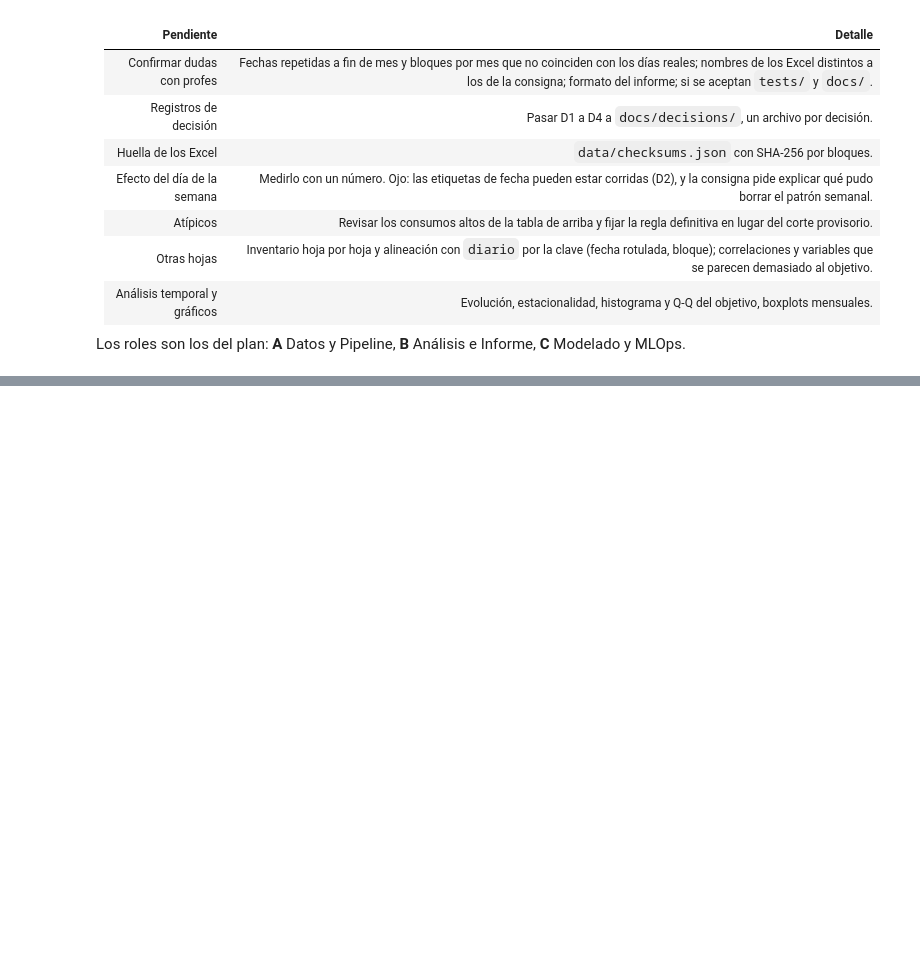
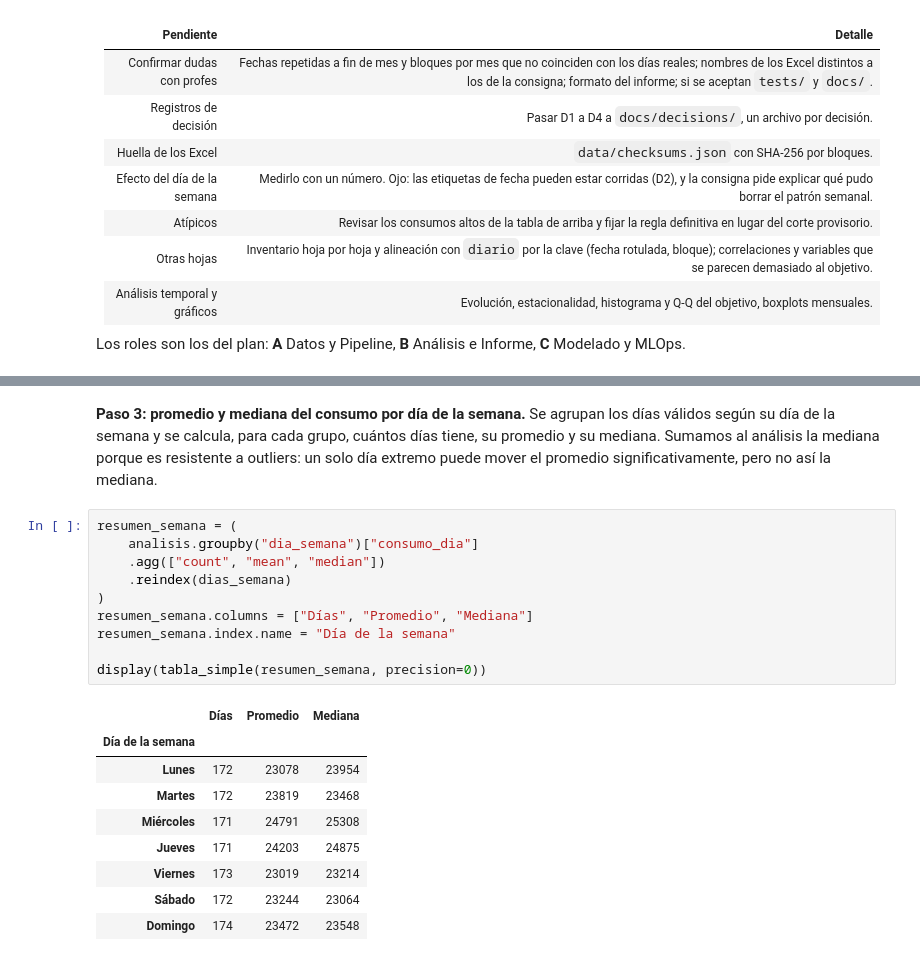
Before and after one commit to AlesioRios/Trabajo-Practico-Final-LD2, a Jupyter notebook: notebooks/eda.ipynb, the cells around one changed output, grey strips where cells are left out. Saved outputs shown, nothing was run; the diff lists cells and outputs as text; blank space fills up the shorter version.

```diff
--- a/notebooks/eda.ipynb
+++ b/notebooks/eda.ipynb
@@ -730,0 +793,22 @@ Los roles son los del plan: **A** Datos y Pipeline, **B** Análisis e Informe, *
+# %% [markdown]
+**Paso 3: promedio y mediana del consumo por día de la semana.** Se agrupan los días válidos según su día de la semana y se calcula, para cada grupo, cuántos días tiene, su promedio y su mediana. Sumamos al análisis la mediana porque es resistente a outliers: un solo día extremo puede mover el promedio significativamente, pero no así la mediana.
+# %%
+resumen_semana = (
+    analisis.groupby("dia_semana")["consumo_dia"]
+    .agg(["count", "mean", "median"])
+    .reindex(dias_semana)
+)
+resumen_semana.columns = ["Días", "Promedio", "Mediana"]
+resumen_semana.index.name = "Día de la semana"
+
+display(tabla_simple(resumen_semana, precision=0))
+# %% [output]
+|  | Días | Promedio | Mediana |
+| Día de la semana |  |  |  |
+| Lunes | 172 | 23078 | 23954 |
+| Martes | 172 | 23819 | 23468 |
+| Miércoles | 171 | 24791 | 25308 |
+| Jueves | 171 | 24203 | 24875 |
+| Viernes | 173 | 23019 | 23214 |
+| Sábado | 172 | 23244 | 23064 |
+| Domingo | 174 | 23472 | 23548 |
```
Also changed, not shown: parts of 11 cells of this notebook.
